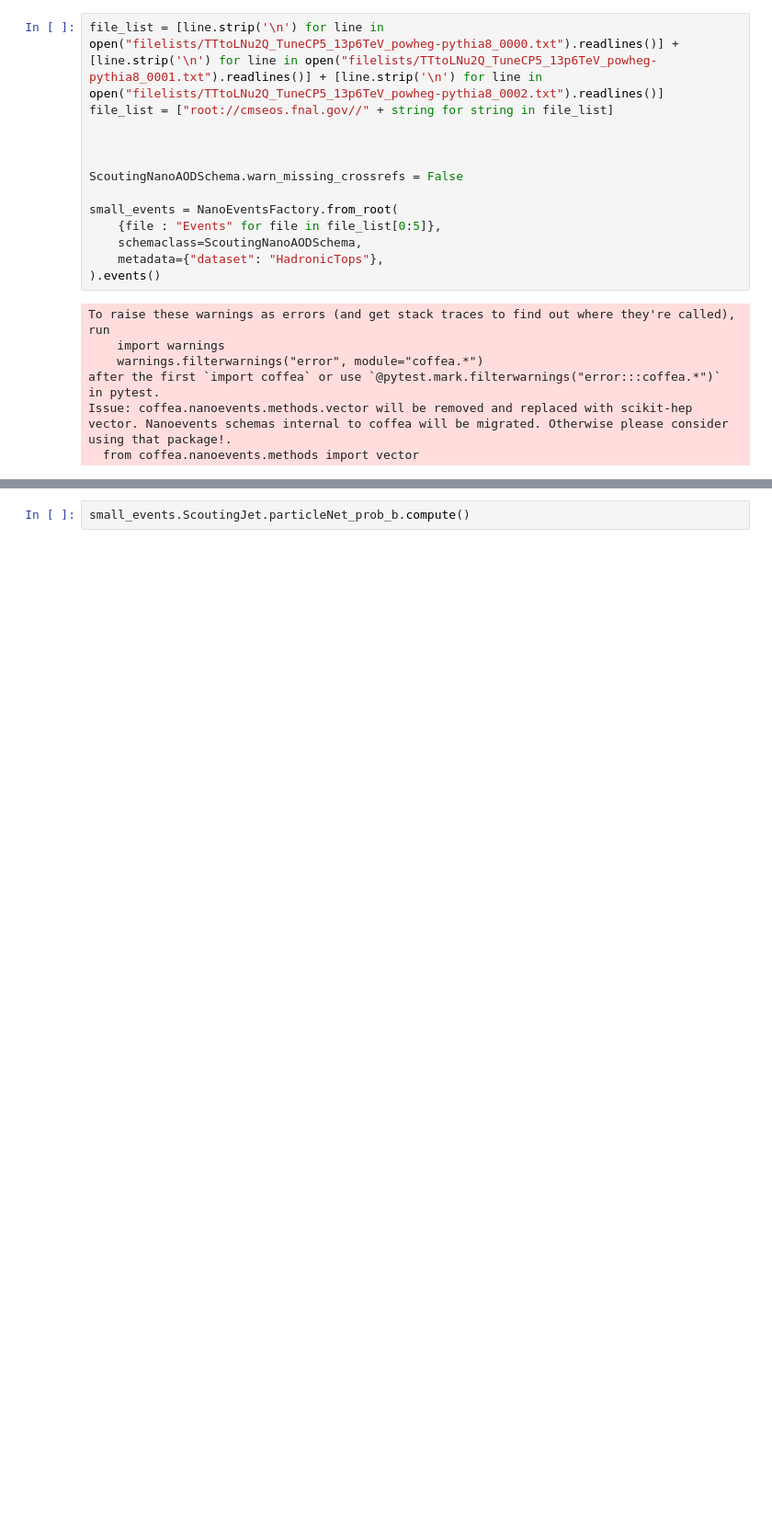
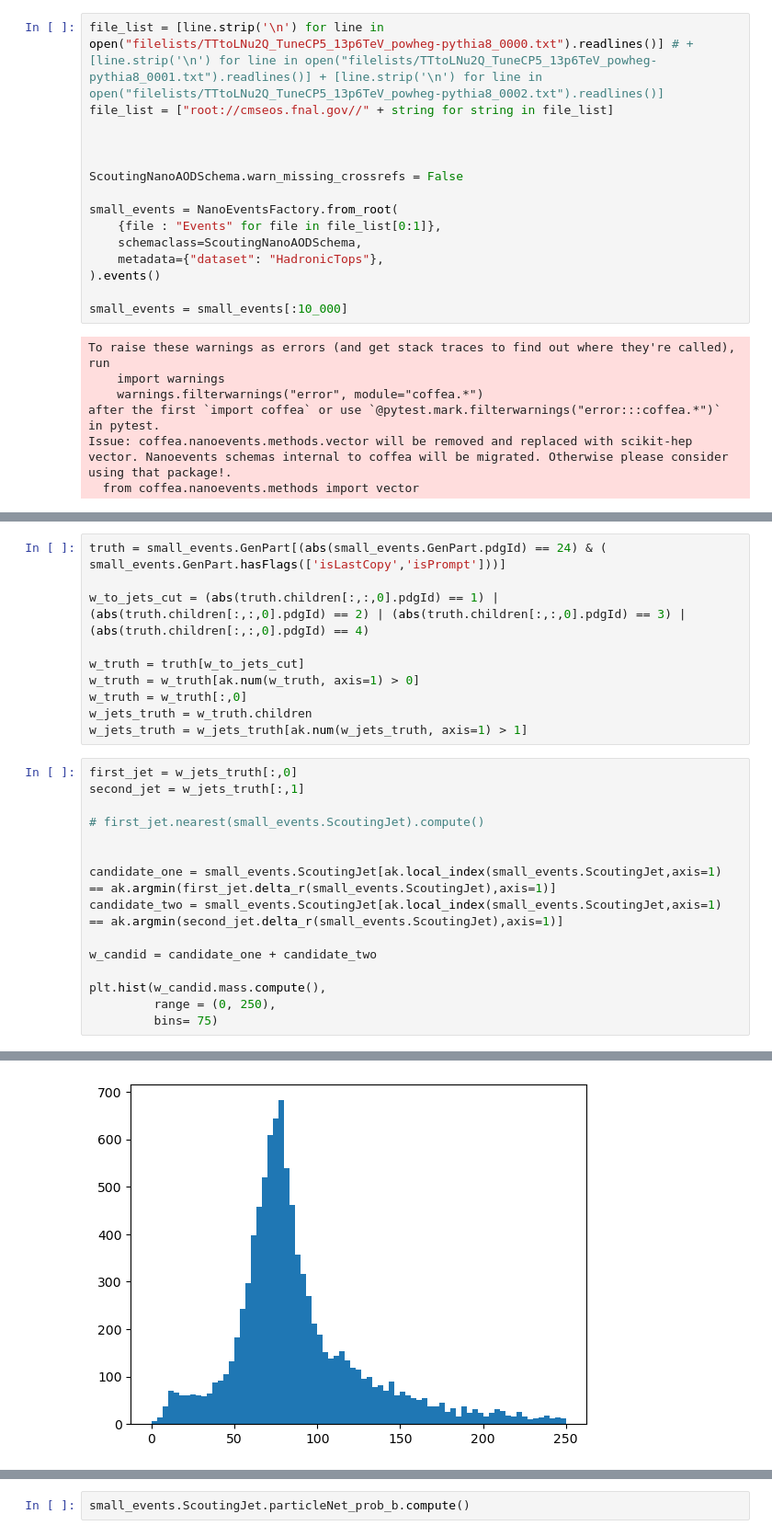
Before and after one commit to akanugan/MultiJets, a Jupyter notebook: TopStudies/playground.ipynb, the cells around one changed output, grey strips where cells are left out. Shown at 92% size. Cells and saved outputs as stored; diff of their text form; blank space fills up the shorter version.

```diff
--- a/TopStudies/playground.ipynb
+++ b/TopStudies/playground.ipynb
@@ -18,7 +18,7 @@ import vector as vec
 
 import numba
 # %%
-file_list = [line.strip('\n') for line in open("filelists/TTtoLNu2Q_TuneCP5_13p6TeV_powheg-pythia8_0000.txt").readlines()] + [line.strip('\n') for line in open("filelists/TTtoLNu2Q_TuneCP5_13p6TeV_powheg-pythia8_0001.txt").readlines()] + [line.strip('\n') for line in open("filelists/TTtoLNu2Q_TuneCP5_13p6TeV_powheg-pythia8_0002.txt").readlines()]
+file_list = [line.strip('\n') for line in open("filelists/TTtoLNu2Q_TuneCP5_13p6TeV_powheg-pythia8_0000.txt").readlines()] # + [line.strip('\n') for line in open("filelists/TTtoLNu2Q_TuneCP5_13p6TeV_powheg-pythia8_0001.txt").readlines()] + [line.strip('\n') for line in open("filelists/TTtoLNu2Q_TuneCP5_13p6TeV_powheg-pythia8_0002.txt").readlines()]
 file_list = ["root://cmseos.fnal.gov//" + string for string in file_list]
 
 
@@ -26,10 +26,12 @@ file_list = ["root://cmseos.fnal.gov//" + string for string in file_list]
 ScoutingNanoAODSchema.warn_missing_crossrefs = False
 
 small_events = NanoEventsFactory.from_root(
-    {file : "Events" for file in file_list[0:5]},
+    {file : "Events" for file in file_list[0:1]},
     schemaclass=ScoutingNanoAODSchema,
     metadata={"dataset": "HadronicTops"},
 ).events()
+
+small_events = small_events[:10_000]
 # %% [output]
 To raise these warnings as errors (and get stack traces to find out where they're called), run
     import warnings
@@ -59,0 +42,26 @@ small_events.ScoutingPFJet.fields
+# %%
+truth = small_events.GenPart[(abs(small_events.GenPart.pdgId) == 24) & ( small_events.GenPart.hasFlags(['isLastCopy','isPrompt']))]
+
+w_to_jets_cut = (abs(truth.children[:,:,0].pdgId) == 1) | (abs(truth.children[:,:,0].pdgId) == 2) | (abs(truth.children[:,:,0].pdgId) == 3) | (abs(truth.children[:,:,0].pdgId) == 4)
+
+w_truth = truth[w_to_jets_cut]
+w_truth = w_truth[ak.num(w_truth, axis=1) > 0]
+w_truth = w_truth[:,0]
+w_jets_truth = w_truth.children
+w_jets_truth = w_jets_truth[ak.num(w_jets_truth, axis=1) > 1]
+# %%
+first_jet = w_jets_truth[:,0]
+second_jet = w_jets_truth[:,1]
+
+# first_jet.nearest(small_events.ScoutingJet).compute()
+
+
+candidate_one = small_events.ScoutingJet[ak.local_index(small_events.ScoutingJet,axis=1) == ak.argmin(first_jet.delta_r(small_events.ScoutingJet),axis=1)]
+candidate_two = small_events.ScoutingJet[ak.local_index(small_events.ScoutingJet,axis=1) == ak.argmin(second_jet.delta_r(small_events.ScoutingJet),axis=1)]
+
+w_candid = candidate_one + candidate_two
+
+plt.hist(w_candid.mass.compute(),
+         range = (0, 250),
+         bins= 75)
+# %% [output]
@@ -59,0 +85 @@ small_events.ScoutingPFJet.fields
+[figure, added]
```
Also changed, not shown: parts of 8 cells of this notebook, 3 other files.
